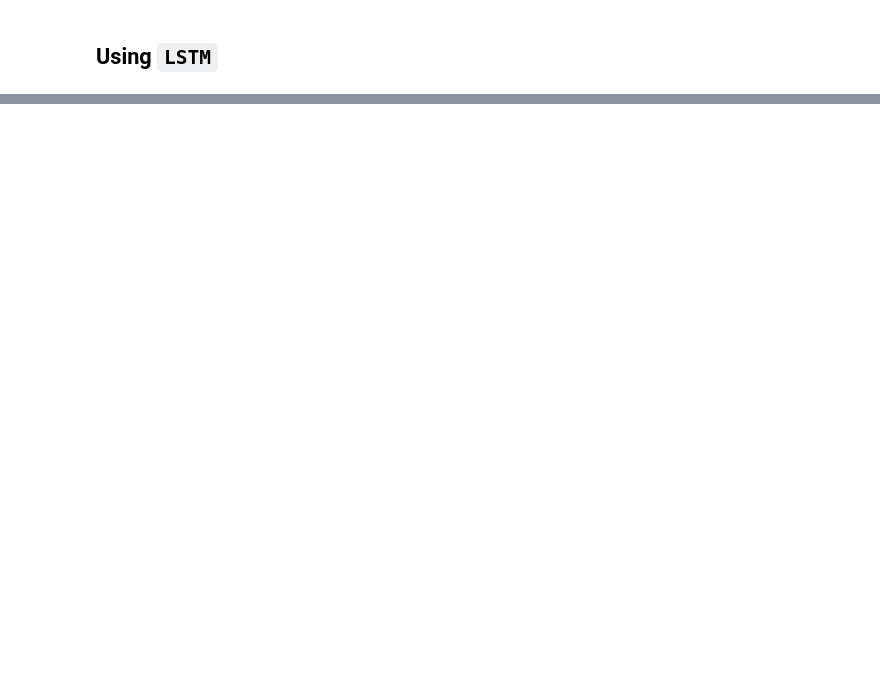
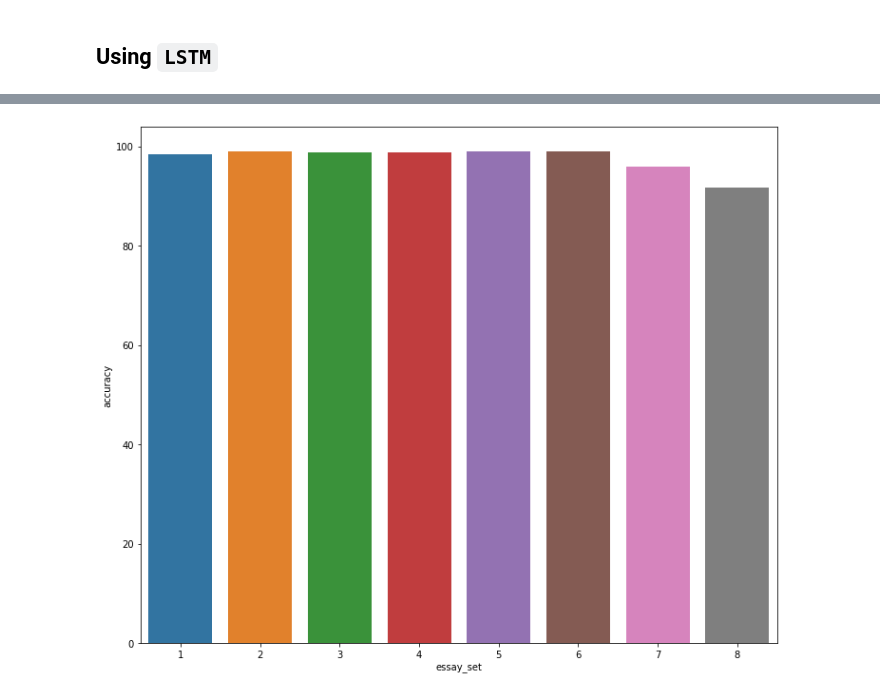
Before and after one commit to hazem-alabiad/automated-essay-grading-system, a Jupyter notebook: main.ipynb, the cells around one changed output, grey strips where cells are left out. Saved outputs shown, nothing was run; the diff lists cells and outputs as text; code cells hidden in the pictures; blank space fills up the shorter version.

```diff
--- a/main.ipynb
+++ b/main.ipynb
@@ -443,0 +568,5 @@ Wall time: 3h 52min 42s
+# %%
+lstm_pred_df = pd.read_pickle(LSTM_PRED_DF)
+lstm_actual_df = pd.read_pickle(LSTM_ACTUALL_DF)
+lstm_essay_set_df = pd.read_pickle(LSTM_ESSAY_SET_DF)
+lstm_koppa_score_results = pickle_load(filename=LSTM_KOPPA_SCORES)
@@ -449,0 +583,9 @@ Using LSTM: Average Kappa score after a 5-fold cross validation: [  0.7896 ]
+# %%
+%%time
+
+selected_fold = str(1)
+lstm_perf_matrix = pd.DataFrame({"essay_set": lstm_essay_set_df[selected_fold],
+                                       "actual": lstm_actual_df[selected_fold],
+                                       "pred": lstm_pred_df[selected_fold]})
+pickle_save(lstm_perf_matrix, LSTM_PERF_MATRIX)
+lstm_perf_matrix
@@ -449,0 +609,5 @@ Using LSTM: Average Kappa score after a 5-fold cross validation: [  0.7896 ]
+# %%
+lstm_perf_matrix["error"] = lstm_perf_matrix.apply(
+    lambda row:  abs(row.pred - row.actual), axis=1)
+lstm_perf_matrix["error/actual"] = lstm_perf_matrix.apply(lambda row: abs(row.error/row.actual), axis=1)
+lstm_perf_matrix
@@ -449,0 +630,4 @@ Using LSTM: Average Kappa score after a 5-fold cross validation: [  0.7896 ]
+# %%
+lstm_perf_matrix = lstm_perf_matrix.drop(["actual", "pred", "error/actual"], axis=1).groupby("essay_set").mean().reset_index()
+lstm_perf_matrix["accuracy"] = lstm_perf_matrix["error"].apply(lambda error: 100-error)
+lstm_perf_matrix
@@ -449,0 +644,6 @@ Using LSTM: Average Kappa score after a 5-fold cross validation: [  0.7896 ]
+# %%
+fig, ax = plt.subplots(figsize=(12,10))
+perf_matrix_plot = sns.barplot(data=lstm_perf_matrix, x="essay_set", y="accuracy")
+perf_matrix_plot.figure.savefig("pics/perf_matrix_plot.svg")
+# %% [output]
+[figure, added]
```
Also changed, not shown: parts of 49 cells of this notebook, 48 other files.
